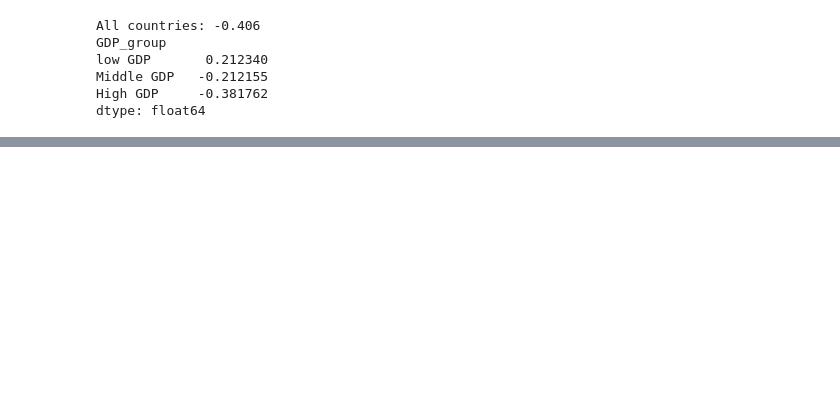
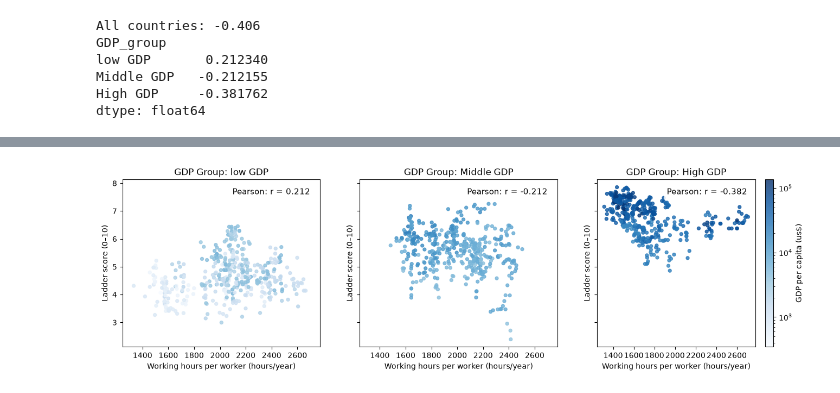
Before and after one commit to rgtd-faustino/Data-Visualization, a Jupyter notebook: Q3_visuallization.ipynb, the cells around one changed output, grey strips where cells are left out. Cells and saved outputs as stored; diff of their text form; code cells hidden in the pictures; blank space fills up the shorter version.

```diff
--- a/Q3_visuallization.ipynb
+++ b/Q3_visuallization.ipynb
@@ -230,0 +229,42 @@ plt.show()
+# %%
+fig, axes = plt.subplots(1, 3, figsize=(16, 4), sharex=True, sharey=True)
+
+group_order = ["low GDP","Middle GDP", "High GDP"]
+for ax, group_name in zip(axes, group_order):
+
+    group_data = valid_data_Q3[valid_data_Q3["GDP_group"] == group_name]
+    marks = ax.scatter(
+    data=group_data,
+    x="Working hours per worker",
+    y="Ladder score",
+    c=group_data["gdp_per_capita"],
+    cmap="Blues",
+    # vmin=gdp_min,
+    # vmax=gdp_max,
+    norm=LogNorm(
+        vmin=valid_data_Q3["gdp_per_capita"].min(),
+        vmax=valid_data_Q3["gdp_per_capita"].max()
+    ),
+    s=18,
+    alpha=0.8,
+    )
+    r = correlation_of_each_group[group_name]
+    ax.set_title(f"GDP Group: {group_name}")
+    ax.set_xlabel("Working hours per worker (hours/year)")
+    ax.set_ylabel("Ladder score (0–10)")
+
+    ax.text(
+        0.95, 0.95,
+        f"Pearson: r = {r:.3f}",
+        transform=ax.transAxes,
+        fontsize=11,
+        va="top",
+        ha="right",
+        bbox=dict(facecolor="white", alpha=0.8, edgecolor="none")
+    )
+fig.colorbar(marks, ax=ax, label="GDP per capita (us$)")
+
+
+plt.show()
+# %% [output]
+[figure, added]
```
Also changed, not shown: parts of 4 cells of this notebook.
